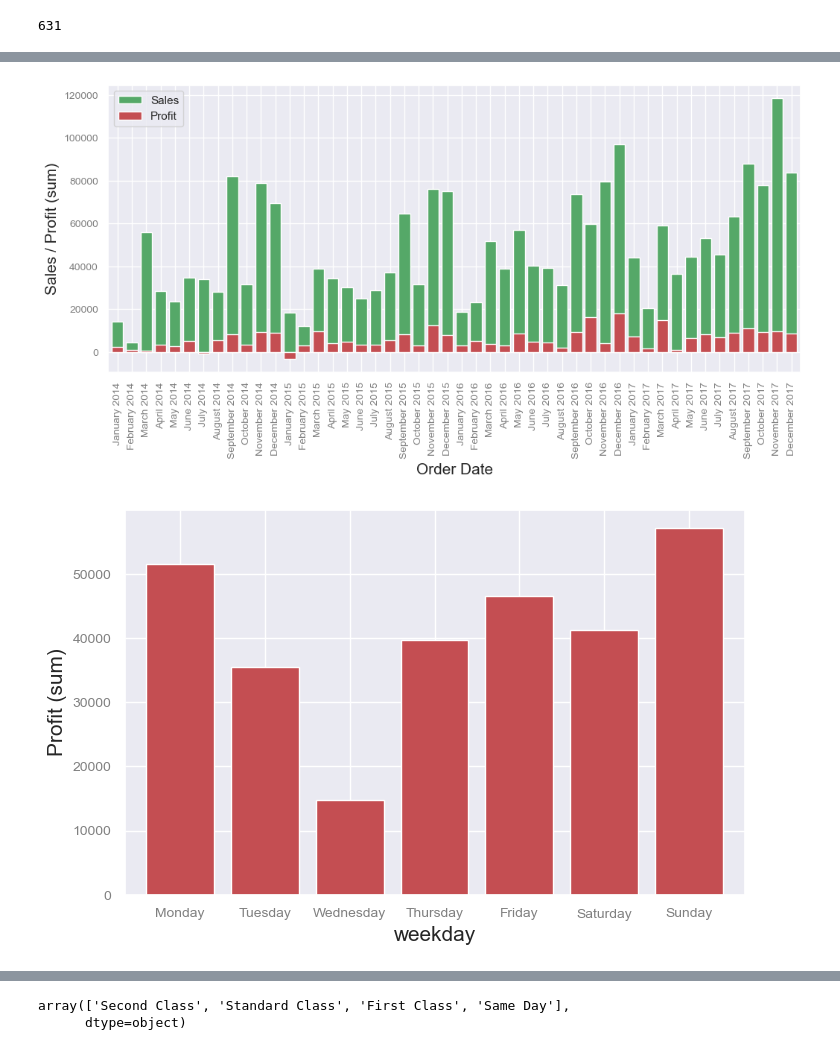
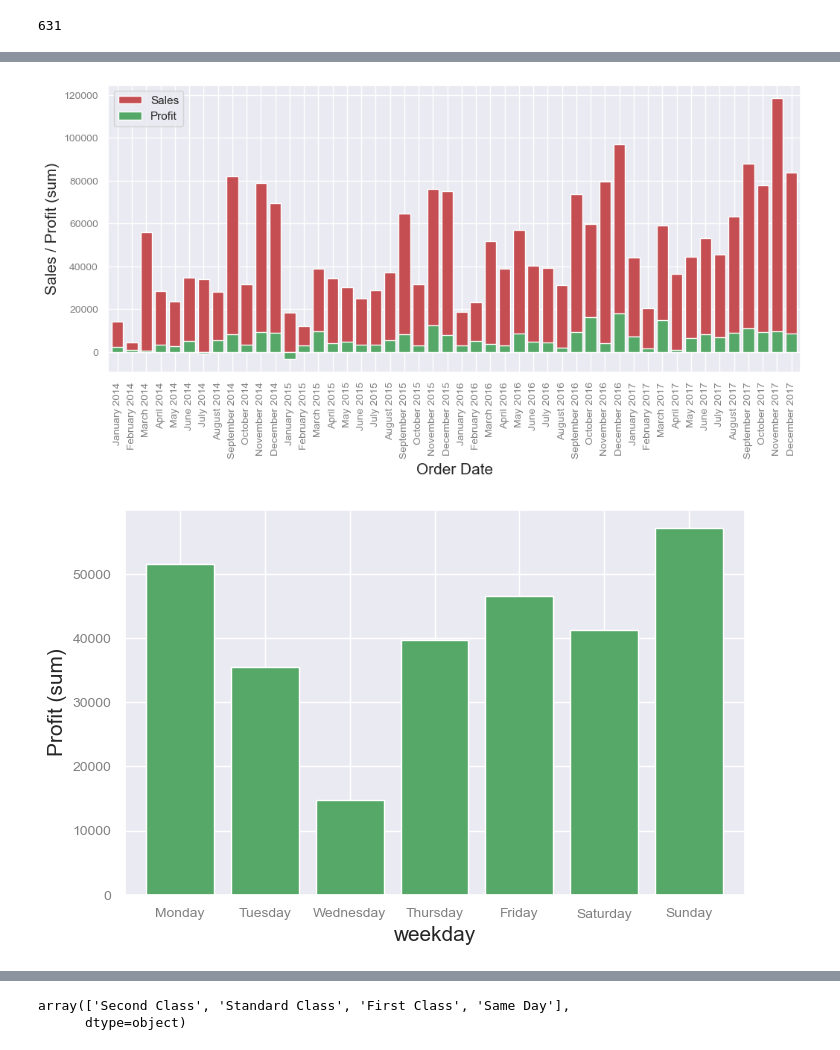
Before and after one commit to mks-0/code-academy, a Jupyter notebook: E-Commerce/e-com-eda.ipynb, the cells around one changed output, grey strips where cells are left out. Saved outputs shown, nothing was run; the diff lists cells and outputs as text; code cells hidden in the pictures.

```diff
--- a/E-Commerce/e-com-eda.ipynb
+++ b/E-Commerce/e-com-eda.ipynb
@@ -102,6 +102,8 @@ sns.set(rc={
     "figure.dpi":100,
     'savefig.dpi':200,
     })
+# %%
+color = ['r', 'g', 'b', '#ffb300']
 # %%
 df['weekday'] = df['Order Date'].dt.strftime('%A')
 df['year'] = df['Order Date'].dt.year
@@ -135,8 +159,8 @@ plt.show()
 fig, ax = plt.subplots(figsize=(12, 5))
 
 months = df.groupby(pd.Grouper(key="Order Date", freq='M'))
-months['Sales'].sum().plot(kind='bar', width=0.8, color='g')
-months['Profit'].sum().plot(kind='bar', width=0.8, color='r')
+months['Sales'].sum().plot(kind='bar', width=0.8, color=color[0])
+months['Profit'].sum().plot(kind='bar', width=0.8, color=color[1])
 xlabels = [m.strftime('%B %Y') for m, g in months]
 ax.set_xticks(ax.get_xticks())
 ax.set_xticklabels(xlabels)
@@ -144,17 +168,17 @@ ax.set_ylabel('Sales / Profit (sum)')
 plt.legend()
 plt.show()
 # %% [output]
-[figure, old version]
+[figure, new version]
 # %%
 fig, ax = plt.subplots(figsize=(8, 5))
 
 days = df.groupby(df['weekday'])
-days['Profit'].sum().plot(kind='bar', width=0.8, color='r', x=weekdays)
+days['Profit'].sum().plot(kind='bar', width=0.8, color=color[1], x=weekdays)
 ax.set_ylabel('Profit (sum)')
 plt.xticks(rotation=0)
 plt.show()
 # %% [output]
-[figure, old version]
+[figure, new version]
 # %%
 fig, ax = plt.subplots(figsize=(8, 5))
 
```
Also changed, not shown: parts of 37 cells of this notebook, 6 other files.
